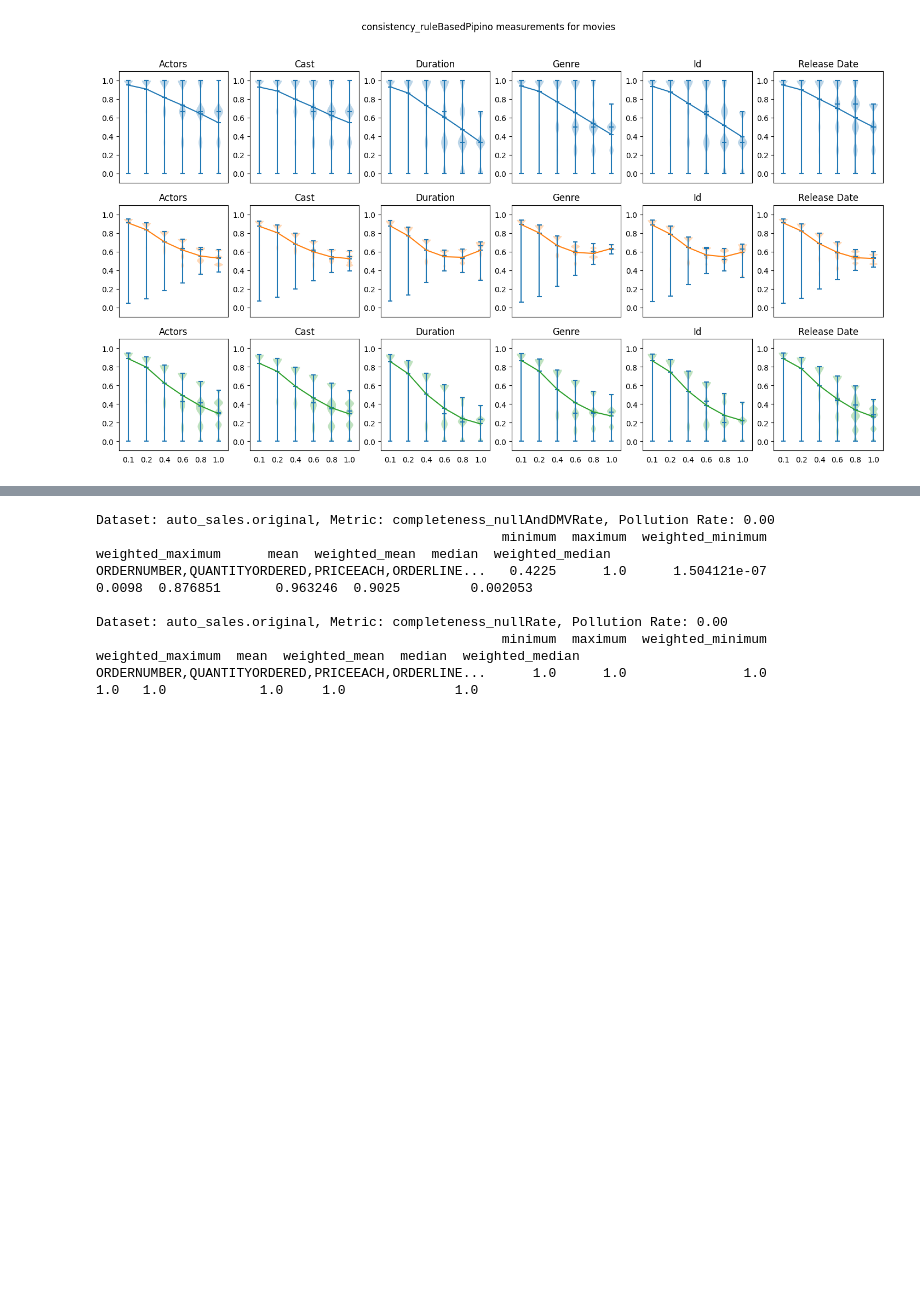
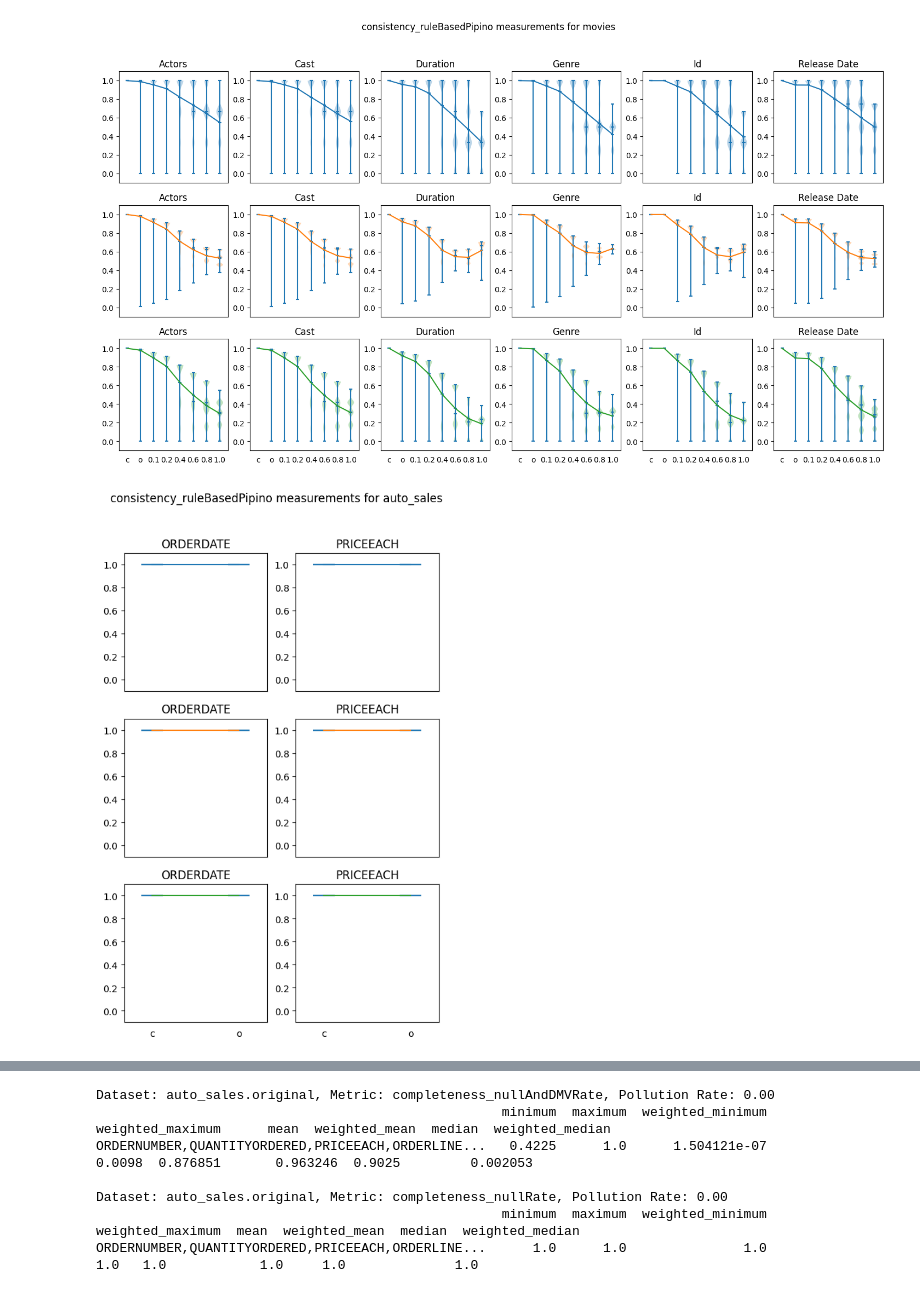
Before and after one commit to jb3rndt/ma-uncertainty-scripts, a Jupyter notebook: evaluation.ipynb, the cells around one changed output, grey strips where cells are left out. Cells and saved outputs as stored; diff of their text form; code cells hidden in the pictures; blank space fills up the shorter version.

```diff
--- a/evaluation.ipynb
+++ b/evaluation.ipynb
@@ -2,19 +2,15 @@
 %load_ext autoreload
 %autoreload 2
 # %%
-import json
 from pathlib import Path
 from typing import Dict, List
 
-from src.evaluation import evaluate_run
-
-
-with open("../data-pollution/.latest_pollutions.json", "r") as f:
-    latest = json.load(f)
+from src.evaluation.evaluation import evaluate_run
+from src.utils import get_necessary_folders
 
 all_result_folders = []
 
-for folder in latest["polluted_folders"]:
+for folder in get_necessary_folders():
     all_result_folders.extend(
         [
             Path(folder) / "completeness",
@@ -47,10 +72,13 @@ data_per_metric: Dict[str, Dict[str, Dict[str, Dict[str, List[List[float]]]]]] =
 
 for dataset, metric, data, mask, dq_results, dq_certainties in datas:
     dataset_name = dataset.split(".")[0]
+    type = dataset.split(".")[1]
     data_per_metric.setdefault(metric, {})
     data_per_metric[metric].setdefault(dataset_name, {})
     for col in dq_results.columns:
         p_rate = (1 - mask[col].mean()).round(2)
+        if p_rate == 0:
+            p_rate = type[0]
         data_per_metric[metric][dataset_name].setdefault(format_columnName(col), {})
         data_per_metric[metric][dataset_name][format_columnName(col)][p_rate] = [
             dq_results[col].to_list(),
@@ -68,40 +96,44 @@ for metric, data in data_per_metric.items():
         ncols = len(dataset_data)
         fig, axes = plt.subplots(
             ncols=ncols, nrows=nrows, figsize=(ncols * 3, nrows * 3), sharex=True
         )
 
+        axes = np.array(axes).reshape(nrows, ncols)
+
         for row, row_axes in enumerate(axes):
             for col, ax in enumerate(row_axes):
                 col_name = list(dataset_data.keys())[col]
+                sorted_keys = sorted(
+                    dataset_data[col_name].keys(),
+                    key=lambda key: 0 if key == "o" else -1 if key == "c" else key,
+                )
                 ax.set_title(col_name)
                 parts = ax.violinplot(
-                    [all_data[row] for all_data in dataset_data[col_name].values()],
-                    positions=range(1, len(dataset_data) + 1),
+                    [dataset_data[col_name][key][row] for key in sorted_keys],
+                    positions=range(1, len(dataset_data[col_name]) + 1),
                     showmeans=True,
                     showmedians=True,
                 )
                 ax.set_ylim(-0.1, 1.1)
                 ax.tick_params(axis="x", which="both", bottom=False)
                 for pc in parts["bodies"]:  # cmaxes cbars
                     pc.set_facecolor(f"C{row}")
 
                 ax.plot(
-                    range(1, len(dataset_data) + 1),
-                    [
-                        np.mean(all_data[row])
-                        for all_data in dataset_data[col_name].values()
-                    ],
+                    range(1, len(dataset_data[col_name]) + 1),
+                    [np.mean(dataset_data[col_name][key][row]) for key in sorted_keys],
                     label="Means",
                     color=f"C{row}",
                 )
                 if row == len(axes) - 1:
                     ax.set_xticks(
-                        range(1, len(dataset_data) + 1),
-                        labels=dataset_data[col_name].keys(),
+                        range(1, len(dataset_data[col_name]) + 1),
+                        labels=sorted_keys,
                     )
 
         fig.suptitle(f"{metric} measurements for {dataset}")
 
 plt.show()
 # %% [output]
-[figure, old version]
+[figure, new version]
+[figure, added]
```
Also changed, not shown: parts of 3 cells of this notebook, 9 other files.
